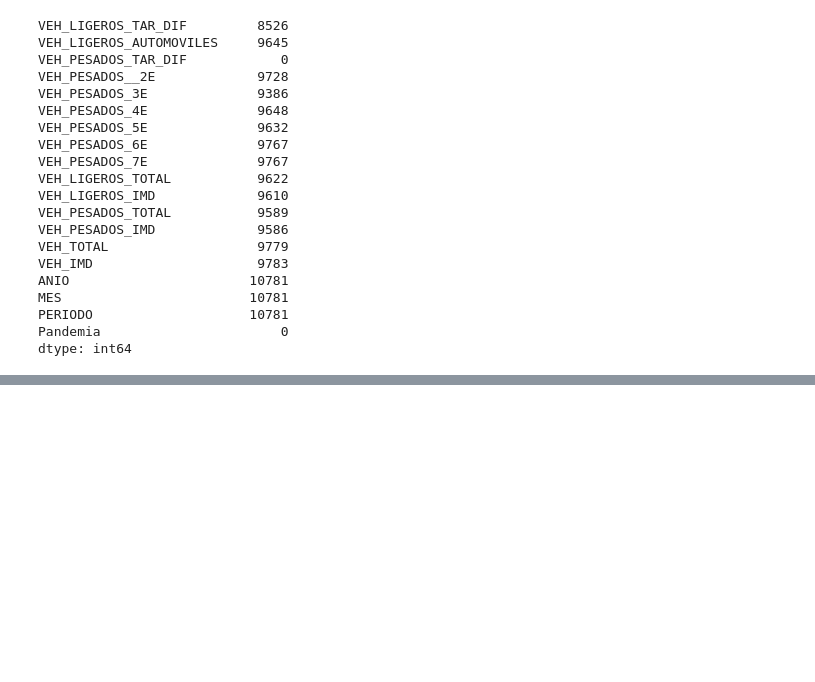
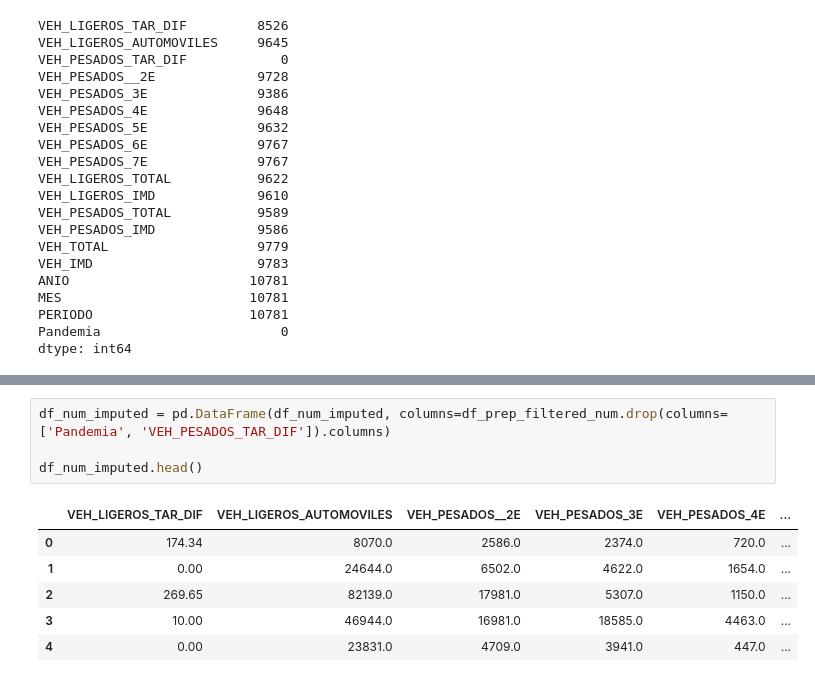
Before and after one commit to jchiroques/MIA_G01_ML_TF_PEAJES, a Jupyter notebook: Notebooks/02_Preprocesamiento.ipynb, the cells around one changed output, grey strips where cells are left out. Saved outputs shown, nothing was run; the diff lists cells and outputs as text; blank space fills up the shorter version.

```diff
--- a/Notebooks/02_Preprocesamiento.ipynb
+++ b/Notebooks/02_Preprocesamiento.ipynb
@@ -110,0 +146,11 @@ dtype: int64
+# %%
+df_num_imputed = pd.DataFrame(df_num_imputed, columns=df_prep_filtered_num.drop(columns=['Pandemia', 'VEH_PESADOS_TAR_DIF']).columns)
+
+df_num_imputed.head()
+# %% [output]
+|  | VEH_LIGEROS_TAR_DIF | VEH_LIGEROS_AUTOMOVILES | VEH_PESADOS__2E | VEH_PESADOS_3E | VEH_PESADOS_4E | ... |
+| 0 | 174.34 | 8070.0 | 2586.0 | 2374.0 | 720.0 | ... |
+| 1 | 0.00 | 24644.0 | 6502.0 | 4622.0 | 1654.0 | ... |
+| 2 | 269.65 | 82139.0 | 17981.0 | 5307.0 | 1150.0 | ... |
+| 3 | 10.00 | 46944.0 | 16981.0 | 18585.0 | 4463.0 | ... |
+| 4 | 0.00 | 23831.0 | 4709.0 | 3941.0 | 447.0 | ... |
```
Also changed, not shown: parts of 5 cells of this notebook.
